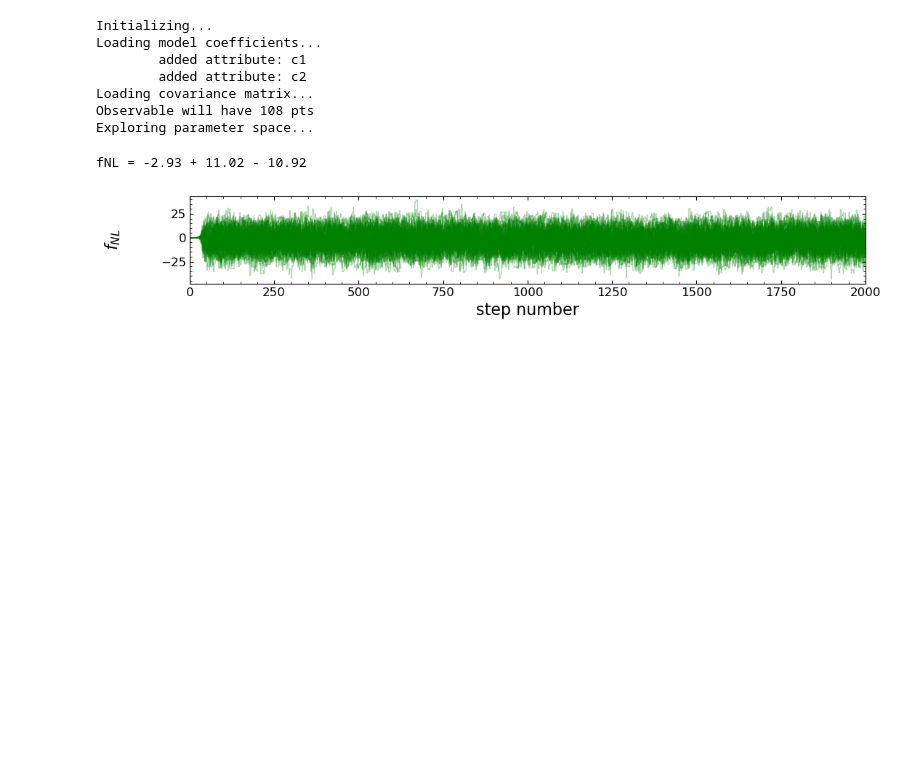
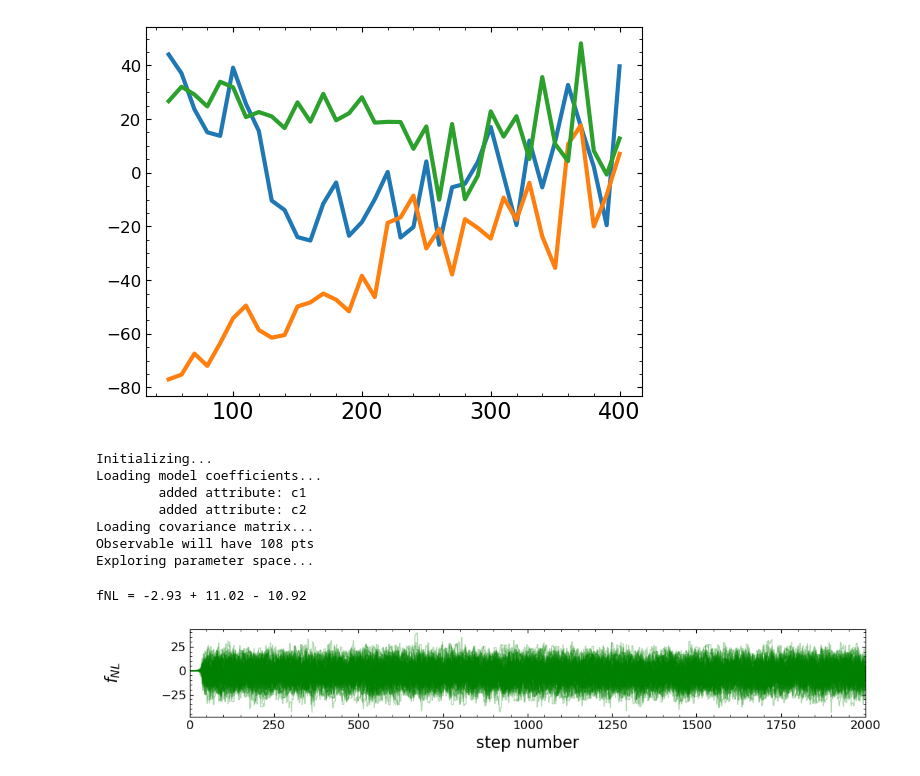
Before and after one commit to Hugh-Randall/MCMC_chain_code, a Jupyter notebook: scratch_work.ipynb, the cells around one changed output. Cells and saved outputs as stored; diff of their text form; code cells hidden in the pictures; blank space fills up the shorter version.

```diff
--- a/scratch_work.ipynb
+++ b/scratch_work.ipynb
@@ -61,3 +70,10 @@ df
+# %%
+xis = ['xi0','xi2','xi4']
+for xi in xis:
+    temp = tab[tab['term']==xi]
+    plt.plot(temp['s'], temp['s']**2 *temp['obs'])
+# %% [output]
+[figure, added]
 # %%
 from codes.MathModels import fNL_only
 
```
Also changed, not shown: parts of 6 cells of this notebook, 13 other files.
